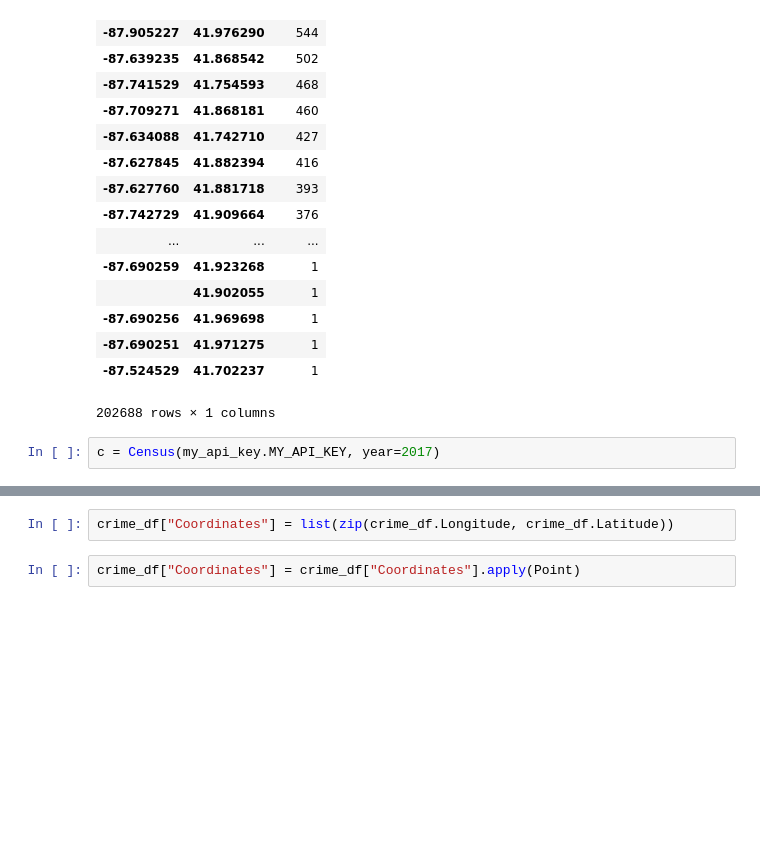
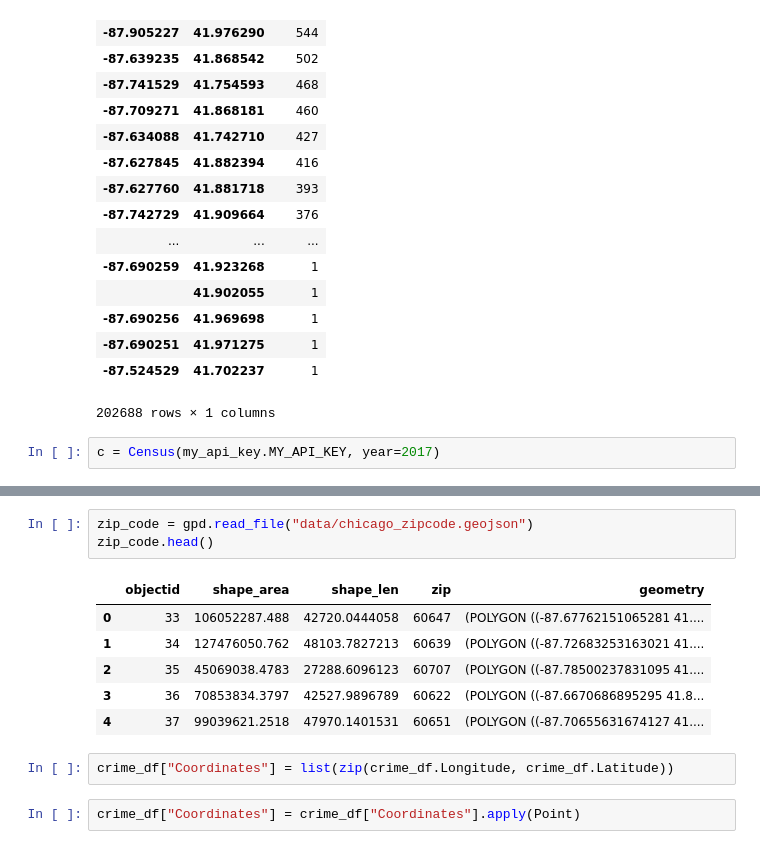
Before and after one commit to capp-machine-learning/chicago-crime-analysis, a Jupyter notebook: data_analysis.ipynb, the cells around one changed output, grey strips where cells are left out. Cells and saved outputs as stored; diff of their text form; blank space fills up the shorter version.

```diff
--- a/data_analysis.ipynb
+++ b/data_analysis.ipynb
@@ -152,6 +152,16 @@ tracts.head()
 | 2 | 17 | 8411 | 34 | Census Tract 8411 | 34 | 17031841100 |  | 841100 | 031 | ... |
 | 3 | 17 | 8412 | 31 | Census Tract 8412 | 31 | 17031841200 |  | 841200 | 031 | ... |
 | 4 | 17 | 8390 | 32 | Census Tract 8390 | 32 | 17031839000 |  | 839000 | 031 | ... |
+# %%
+zip_code = gpd.read_file("data/chicago_zipcode.geojson")
+zip_code.head()
+# %% [output]
+|  | objectid | shape_area | shape_len | zip | geometry |
+| 0 | 33 | 106052287.488 | 42720.0444058 | 60647 | (POLYGON ((-87.67762151065281 41.... |
+| 1 | 34 | 127476050.762 | 48103.7827213 | 60639 | (POLYGON ((-87.72683253163021 41.... |
+| 2 | 35 | 45069038.4783 | 27288.6096123 | 60707 | (POLYGON ((-87.78500237831095 41.... |
+| 3 | 36 | 70853834.3797 | 42527.9896789 | 60622 | (POLYGON ((-87.6670686895295 41.8... |
+| 4 | 37 | 99039621.2518 | 47970.1401531 | 60651 | (POLYGON ((-87.70655631674127 41.... |
 # %%
 crime_df["Coordinates"] = list(zip(crime_df.Longitude, crime_df.Latitude))
 # %%
```
Also changed, not shown: parts of 7 cells of this notebook.
